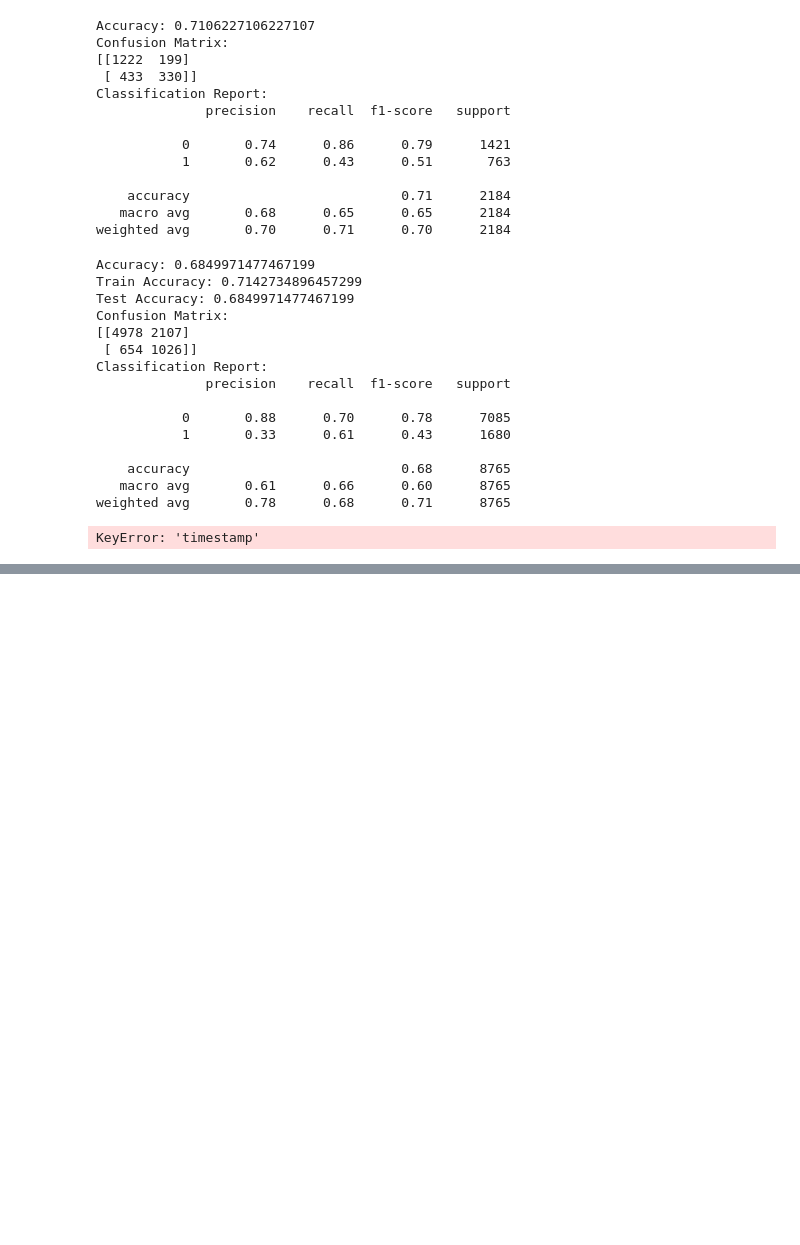
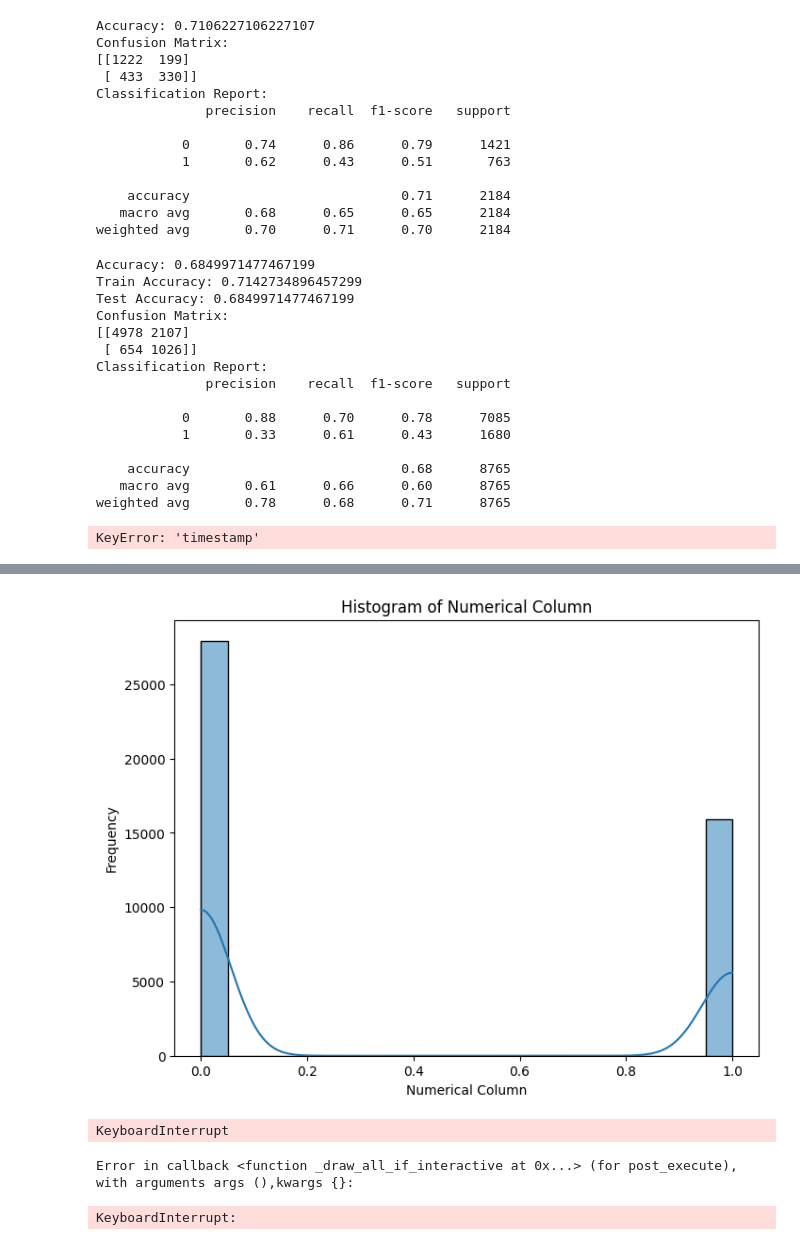
Before and after one commit to AtharvaN29/24_Sustainability, a Jupyter notebook: backend/classification_model.ipynb, the cells around one changed output, grey strips where cells are left out. Drawn from its saved outputs; the diff is of its cells as text; code cells hidden in the pictures; blank space fills up the shorter version.

```diff
--- a/backend/classification_model.ipynb
+++ b/backend/classification_model.ipynb
@@ -218,0 +241,37 @@ KeyError: 'timestamp'
+# %%
+import pandas as pd
+import matplotlib.pyplot as plt
+import seaborn as sns
+
+# Load the data from the CSV file into a DataFrame
+df = pd.read_csv('5_yrs_grid_data2.csv')
+
+# Example visualization: Histogram of a numerical column
+plt.figure(figsize=(8, 6))
+sns.histplot(df['stability'], bins=20, kde=True)
+plt.xlabel('Numerical Column')
+plt.ylabel('Frequency')
+plt.title('Histogram of Numerical Column')
+plt.show()
+
+# Example visualization: Scatter plot of two numerical columns
+plt.figure(figsize=(8, 6))
+sns.scatterplot(x=df['DateTime'], y=df['c1'], hue=df['stability'])
+plt.xlabel('Numerical Column 1')
+plt.ylabel('Numerical Column 2')
+plt.title('Scatter Plot of Numerical Columns')
+plt.legend(title='Category Column')
+plt.show()
+
+# Example visualization: Line plot of a numerical column over time
+plt.figure(figsize=(8, 6))
+sns.lineplot(x=df['DateTime'], y=df['stability'])
+plt.xlabel('Date Column')
+plt.ylabel('Numerical Column')
+plt.title('Line Plot of Numerical Column over Time')
+plt.show()
+# %% [output]
+[figure, added]
+KeyboardInterrupt
+Error in callback <function _draw_all_if_interactive at 0x...> (for post_execute), with arguments args (),kwargs {}:
+KeyboardInterrupt:
```
Also changed, not shown: parts of 1 cell of this notebook, 27 other files.
